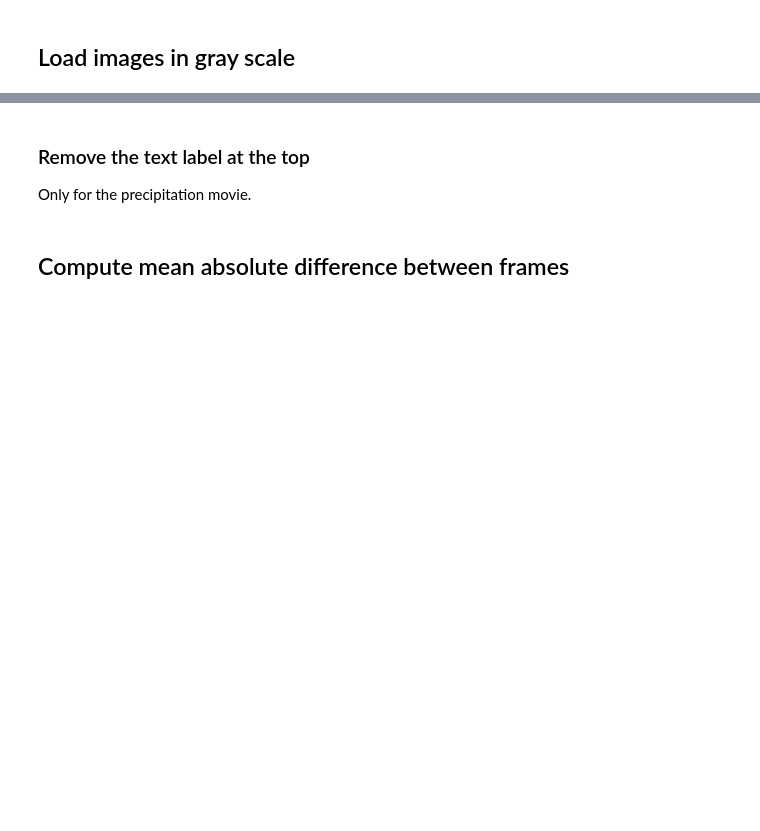
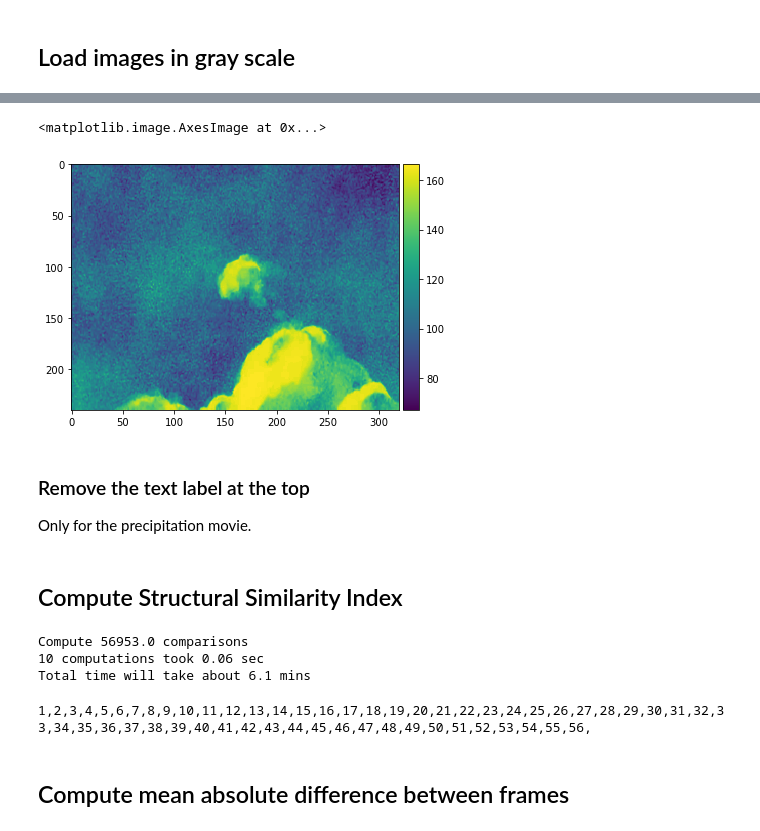
Before and after one commit to flekschas/piling.js, a Jupyter notebook: examples/movie-frames-embedding.ipynb, the cells around one changed output, grey strips where cells are left out. Saved outputs shown, nothing was run; the diff lists cells and outputs as text; code cells hidden in the pictures; blank space fills up the shorter version.

Commit message:
Update with SSMI metric

```diff
--- a/examples/movie-frames-embedding.ipynb
+++ b/examples/movie-frames-embedding.ipynb
@@ -56,3 +67,8 @@ frames_gray = np.asarray(frames_gray)
+# %%
+io.imshow(frames_gray[10])
+# %% [output]
+<matplotlib.image.AxesImage at 0x...>
+[figure, added]
 # %% [markdown]
 ### Remove the text label at the top
 
@@ -80,3 +96,54 @@ imshow(frames_gray[0])
+# %% [markdown]
+## Compute Structural Similarity Index
+# %%
+from skimage.metrics import structural_similarity as ssim
+from itertools import combinations
+import numpy as np
+import time
+
+norm_frames = frames_gray / 255.0
+
+n = norm_frames.shape[0]
+x = norm_frames.shape[1]
+y = norm_frames.shape[2]
+multichannel = np.ndim(norm_frames) > 3
+num_combinations = (n * (n - 1)) / 2
+
+print(f'Compute {num_combinations} comparisons')
+
+s = time.time()
+
+k = 10
+t = 0
+for i, c in enumerate(combinations(np.arange(n), 2)):
+    if i % k == k - 1:
+        t = time.time() - s
+        print(f'{k} computations took {t:.2f} sec')
+        break
+    ssim(norm_frames[c[0]], norm_frames[c[1]], data_range=1.0, multichannel=multichannel)
+
+total_time = num_combinations / k * t / 60
+
+print(f'Total time will take about {total_time:.1f} mins')
+# %% [output]
+Compute 56953.0 comparisons
+10 computations took 0.06 sec
+Total time will take about 6.1 mins
+# %%
+ssim_dist = np.zeros((n, n))
+
+l = 0
+for k, c in enumerate(combinations(np.arange(n), 2)):
+    if k % 1000 == 999:
+        l += 1
+        print(f'{l},', end='', flush=True)
+
+    i, j = c
+    d = ssim(norm_frames[i], norm_frames[j], data_range=1.0, multichannel=multichannel)
+    ssim_dist[i,j] = d
+    ssim_dist[j,i] = d
+# %% [output]
+1,2,3,4,5,6,7,8,9,10,11,12,13,14,15,16,17,18,19,20,21,22,23,24,25,26,27,28,29,30,31,32,33,34,35,36,37,38,39,40,41,42,43,44,45,46,47,48,49,50,51,52,53,54,55,56,
 # %% [markdown]
 ## Compute mean absolute difference between frames
 # %%
```
Also changed, not shown: parts of 10 cells of this notebook.
